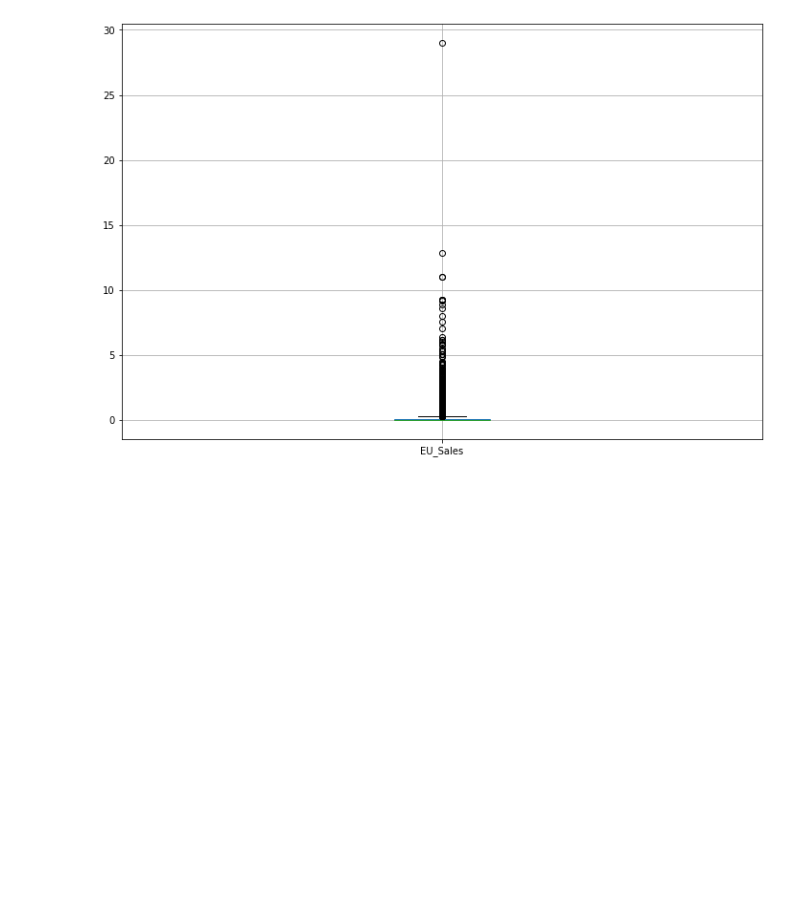
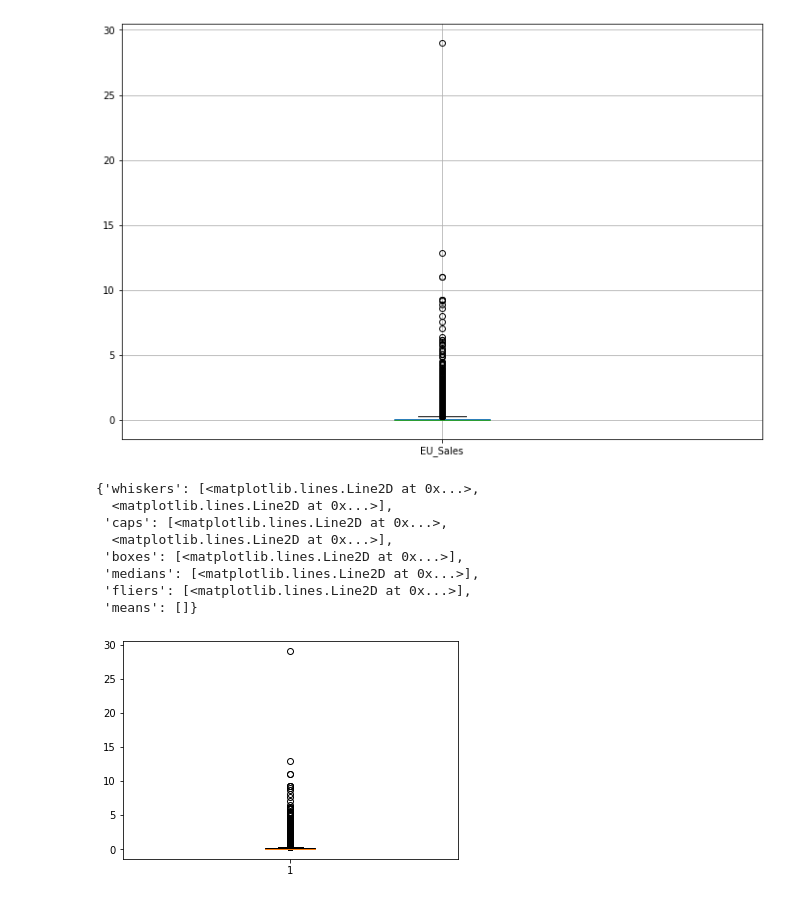
Before and after one commit to kawaremu/CodeLabsAcademy, a Jupyter notebook: Unit 2/Homeworks/data-exploration.ipynb, the cells around one changed output. Cells and saved outputs as stored; diff of their text form; code cells hidden in the pictures; blank space fills up the shorter version.

Commit message:
Finished data Cleaning

```diff
--- a/Unit 2/Homeworks/data-exploration.ipynb
+++ b/Unit 2/Homeworks/data-exploration.ipynb
@@ -7,7 +7,7 @@ The homework is at the end of this section.</p>
 # %%
 import pandas as pd
 # %%
-df = pd.read_csv('vgsales.csv')
+df = pd.read_csv('data/vgsales.csv')
 # %%
 df.head()
 # %% [output]
@@ -359,3 +359,17 @@ The image above is a boxplot. A boxplot is a standardized way of displaying the
 boxplot = df.boxplot(column='EU_Sales',figsize=(12,8))
 # %% [output]
 [figure]
+# %%
+import matplotlib.pyplot as plt
+
+plt.boxplot(x=df['EU_Sales'])
+# %% [output]
+{'whiskers': [<matplotlib.lines.Line2D at 0x...>,
+  <matplotlib.lines.Line2D at 0x...>],
+ 'caps': [<matplotlib.lines.Line2D at 0x...>,
+  <matplotlib.lines.Line2D at 0x...>],
+ 'boxes': [<matplotlib.lines.Line2D at 0x...>],
+ 'medians': [<matplotlib.lines.Line2D at 0x...>],
+ 'fliers': [<matplotlib.lines.Line2D at 0x...>],
+ 'means': []}
+[figure, added]
```
Also changed, not shown: 5 other files.
